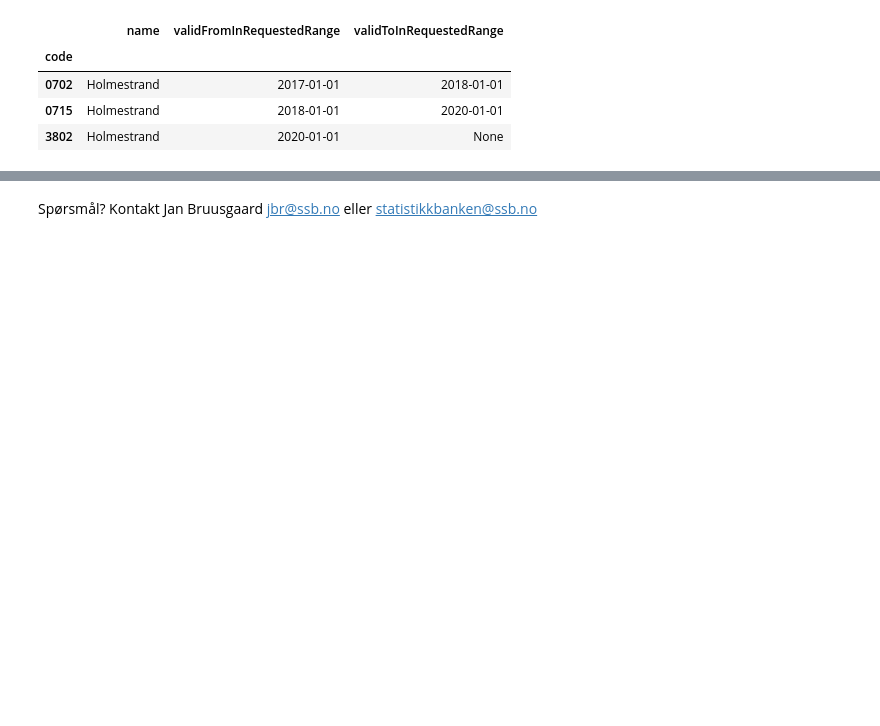
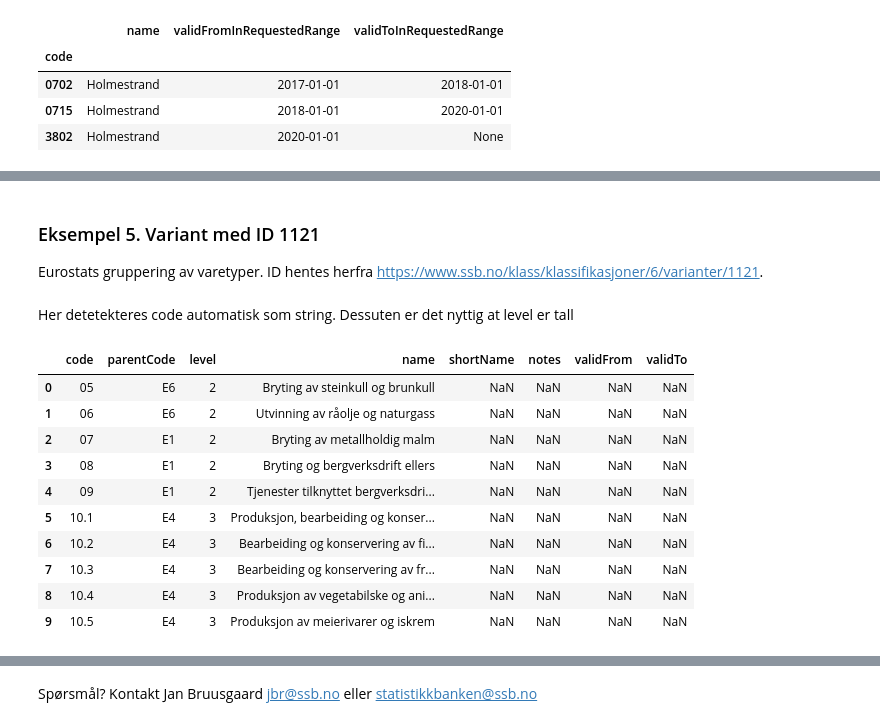
Before and after one commit to janbrus/ssb-api-python-examples, a Jupyter notebook: klass_kommune2020.ipynb, the cells around one changed output, grey strips where cells are left out. Cells and saved outputs as stored; diff of their text form; code cells hidden in the pictures; blank space fills up the shorter version.

Commit message:
More Klass examples
Examples on how to get classifications, versions, changes, correspondence tables and variants from Klass

```diff
--- a/klass_kommune2020.ipynb
+++ b/klass_kommune2020.ipynb
@@ -136,0 +211,22 @@ kommuner_fra2017.query('name == "Holmestrand"')
+# %% [markdown]
+### Eksempel 5. Variant med ID 1121
+Eurostats gruppering av varetyper. ID hentes herfra https://www.ssb.no/klass/klassifikasjoner/6/varianter/1121.
+# %%
+URL5 = 'https://data.ssb.no/api/klass/v1/variants/1121.csv'
+# %% [markdown]
+Her detetekteres code automatisk som string. Dessuten er det nyttig at level er tall
+# %%
+dataframe5 = pd.read_csv(URL5, encoding = "ISO-8859-1", sep=';')
+dataframe5.head(10)
+# %% [output]
+|  | code | parentCode | level | name | shortName | notes | validFrom | validTo |
+| 0 | 05 | E6 | 2 | Bryting av steinkull og brunkull | NaN | NaN | NaN | NaN |
+| 1 | 06 | E6 | 2 | Utvinning av råolje og naturgass | NaN | NaN | NaN | NaN |
+| 2 | 07 | E1 | 2 | Bryting av metallholdig malm | NaN | NaN | NaN | NaN |
+| 3 | 08 | E1 | 2 | Bryting og bergverksdrift ellers | NaN | NaN | NaN | NaN |
+| 4 | 09 | E1 | 2 | Tjenester tilknyttet bergverksdri... | NaN | NaN | NaN | NaN |
+| 5 | 10.1 | E4 | 3 | Produksjon, bearbeiding og konser... | NaN | NaN | NaN | NaN |
+| 6 | 10.2 | E4 | 3 | Bearbeiding og konservering av fi... | NaN | NaN | NaN | NaN |
+| 7 | 10.3 | E4 | 3 | Bearbeiding og konservering av fr... | NaN | NaN | NaN | NaN |
+| 8 | 10.4 | E4 | 3 | Produksjon av vegetabilske og ani... | NaN | NaN | NaN | NaN |
+| 9 | 10.5 | E4 | 3 | Produksjon av meierivarer og iskrem | NaN | NaN | NaN | NaN |
```
Also changed, not shown: parts of 42 cells of this notebook, 1 other file.
